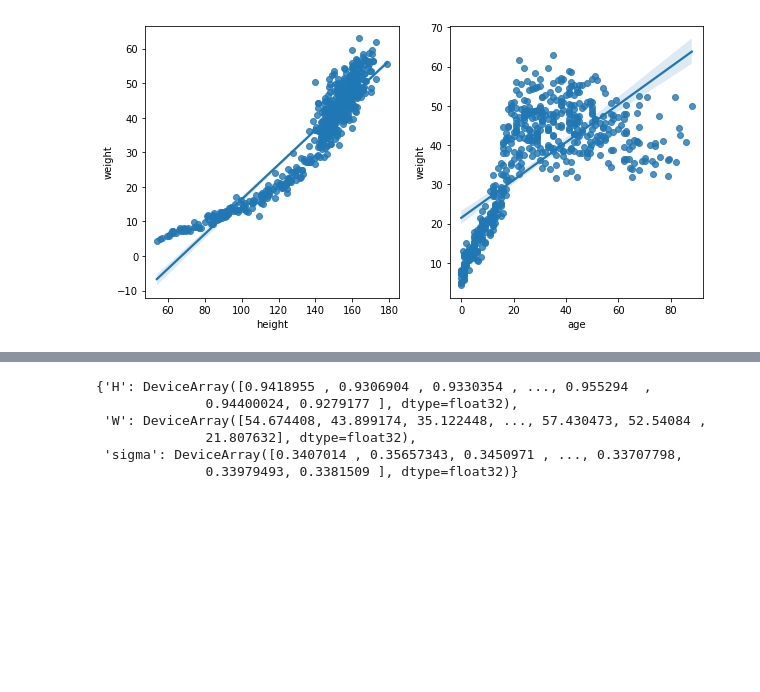
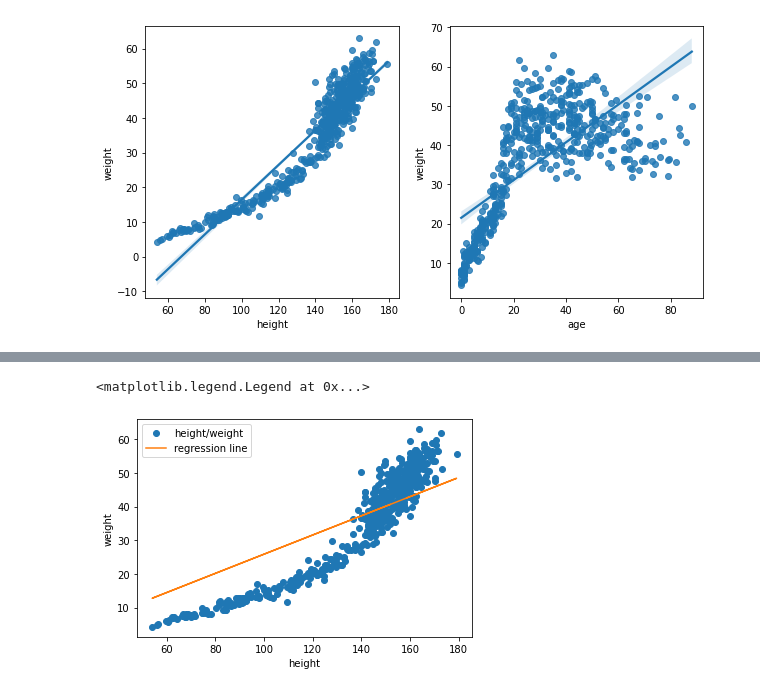
Before and after one commit to craobhruadh/MyStatisticalRethinking, a Jupyter notebook: Week 2 homework.ipynb, the cells around one changed output, grey strips where cells are left out. Saved outputs shown, nothing was run; the diff lists cells and outputs as text; code cells hidden in the pictures; blank space fills up the shorter version.

```diff
--- a/Week 2 homework.ipynb
+++ b/Week 2 homework.ipynb
@@ -100,0 +81,26 @@ Number of divergences: 0
+# %%
+def model(height, weight):
+
+#     mu = numpyro.sample("mu", dist.Normal(160,20))
+#     sigma = numpyro.sample("sigma", dist.Uniform(0,50))
+#     mu = numpyro.sample("mu", dist.Normal(0.0, 0.5))
+#     sigma = numpyro.sample("sigma", dist.Uniform(0.0,0.5))
+
+
+#     H = height * numpyro.sample("H", dist.Normal(160,20))
+#     W = weight * numpyro.sample("W", dist.Normal(40,20))
+
+    H = height * numpyro.sample("H", dist.Normal(0,1))
+    W = weight * numpyro.sample("W", dist.Normal(0,1))
+
+    intercept = numpyro.sample('c', dist.Normal(0, 0.5))
+
+    mu=H+intercept
+    sigma = numpyro.sample('sigma', dist.Exponential(1))
+    numpyro.sample('obs', dist.Normal(mu, sigma), obs=weight)
+
+kernel = numpyro.infer.NUTS(model)
+mcmc = numpyro.infer.MCMC(kernel, num_warmup=1000, num_samples=df.shape[0])
+result = mcmc.run(random.PRNGKey(0), height=df['height'].values, weight=df['weight'].values)
+
+mcmc.print_summary()
@@ -101,9 +115,22 @@ Number of divergences: 0
 # %%
-mcmc.get_samples()
+samples = mcmc.get_samples()
+model_approximation = numpyro.infer.autoguide.AutoLaplaceApproximation(model)
+posterior = jnp.expand_dims(samples['c'],-1) + jnp.expand_dims(samples['H'],-1)*df['height'].values
+posterior_mean = jnp.mean(posterior, axis=0)
+
+hdpi = numpyro.diagnostics.hpdi(posterior, 0.89)
-# %% [output]
-{'H': DeviceArray([0.9418955 , 0.9306904 , 0.9330354 , ..., 0.955294  ,
-              0.94400024, 0.9279177 ], dtype=float32),
- 'W': DeviceArray([54.674408, 43.899174, 35.122448, ..., 57.430473, 52.54084 ,
-              21.807632], dtype=float32),
- 'sigma': DeviceArray([0.3407014 , 0.35657343, 0.3450971 , ..., 0.33707798,
-              0.33979493, 0.3381509 ], dtype=float32)}
+# %%
+plt.plot(df['height'], df['weight'], 'o', label='height/weight')
+plt.plot(df['height'], posterior_mean, label='regression line')
+plt.xlabel('height')
+plt.ylabel('weight')
+
+# x = df['height'].values
+# idx = jnp.argsort(x)
+# x = x[idx]
+# hdpi = hdpi[:, idx]
+# plt.fill_between(x, hdpi[0], hdpi[1], alpha=0.3, interpolate=True)
+plt.legend()
+# %% [output]
+<matplotlib.legend.Legend at 0x...>
+[figure, added]
```
Also changed, not shown: parts of 15 cells of this notebook.
